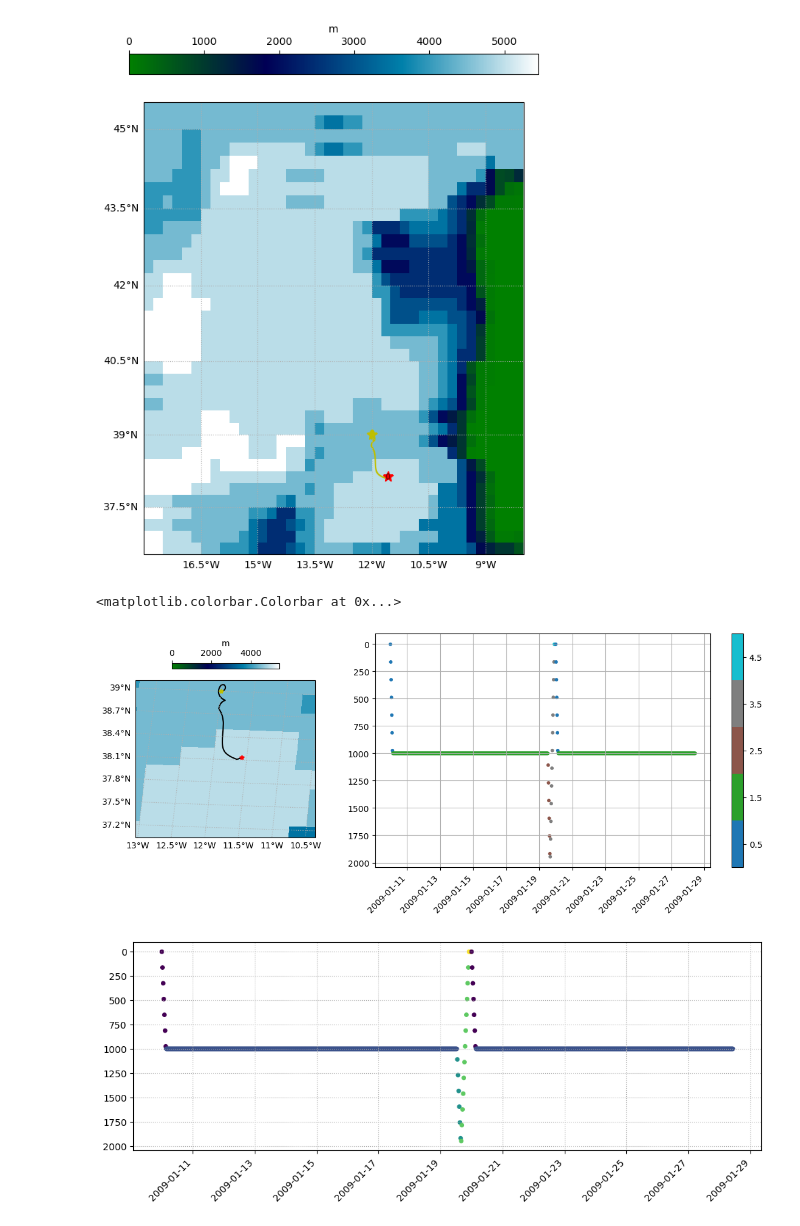
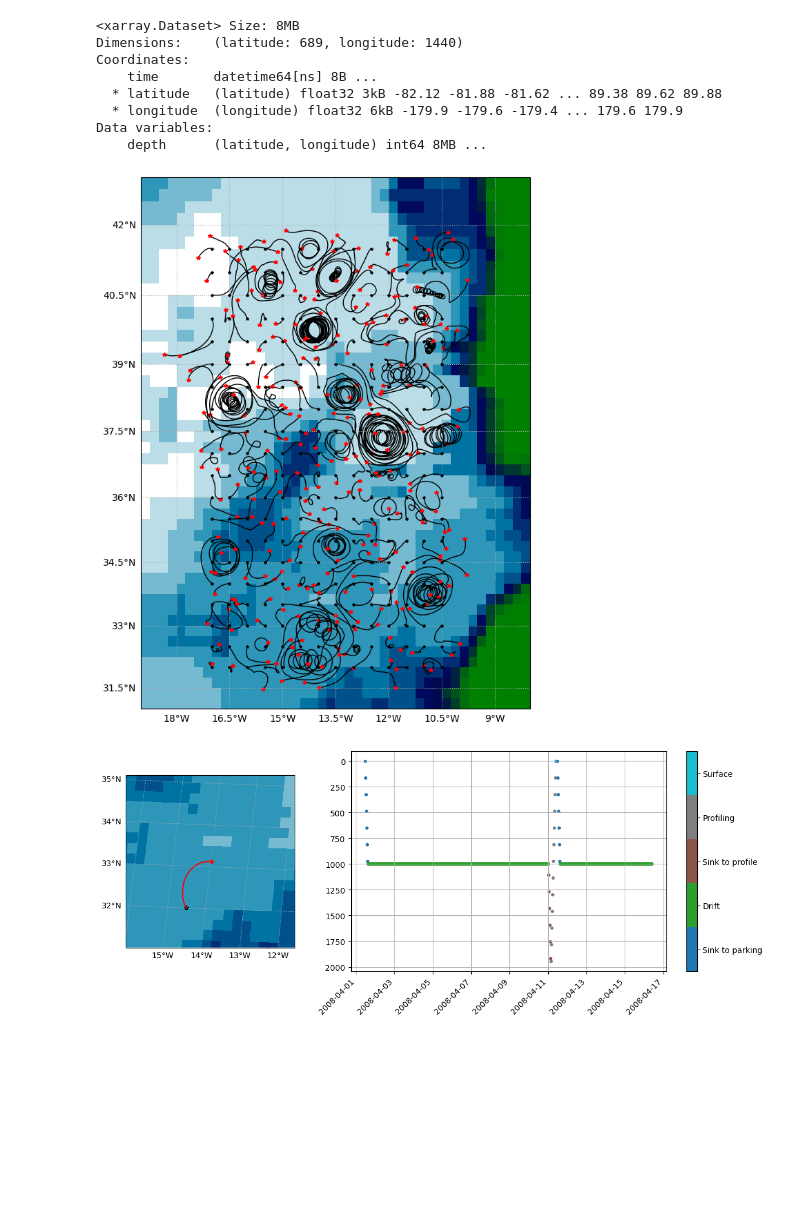
Before and after one commit to quai20/VirtualCrocoFleet, a Jupyter notebook: AnalyzeRun.ipynb, the cells around one changed output. Cells and saved outputs as stored; diff of their text form; code cells hidden in the pictures; blank space fills up the shorter version.

```diff
--- a/AnalyzeRun.ipynb
+++ b/AnalyzeRun.ipynb
@@ -20,5 +20,5 @@ import cartopy.feature as cfeature
 land_feature=cfeature.NaturalEarthFeature(category='physical',name='land',scale='50m',facecolor=[0.4,0.6,0.7])
 pr1=ccrs.PlateCarree()
 # %%
-dout=xr.open_zarr('/home1/datawork/kbalem/iwiv0mc5.zarr')
+dout=xr.open_zarr('/home1/scratch/kbalem/lk70y00f.zarr')
 dout.load()
@@ -45,8 +43,20 @@ Data variables:
 # %%
-mask = xr.open_dataset('mask_glorys.nc')
+mask = xr.open_dataset('data/mask_glorys.nc')
 mask = mask.rename({'__xarray_dataarray_variable__':'depth'})
+mask['longitude'].values[mask['longitude'].values>180] -= 360
+mask = mask.sortby(['longitude','latitude'])
+mask
+# %% [output]
+<xarray.Dataset> Size: 8MB
+Dimensions:    (latitude: 689, longitude: 1440)
+Coordinates:
+    time       datetime64[ns] 8B ...
+  * latitude   (latitude) float32 3kB -82.12 -81.88 -81.62 ... 89.38 89.62 89.88
+  * longitude  (longitude) float32 6kB -179.9 -179.6 -179.4 ... 179.6 179.9
+Data variables:
+    depth      (latitude, longitude) int64 8MB ...
 # %%
-extent = [-18,-8,36.5,45.5]
+extent = [-19,-8,31,43]
 
 fig=plt.figure(figsize=(12,10))
 pr1=ccrs.PlateCarree()
@@ -58,59 +68,41 @@ a=ax1.pcolormesh(mask.longitude,mask.latitude,mask['depth'],shading='auto',trans
 ga=ax1.gridlines(linestyle=':',draw_labels=True)
 ga.top_labels, ga.right_labels = False, False
 for t in range(len(dout.trajectory.values)):
-    ax1.plot(dout['lon'].isel(obs=0,trajectory=t),dout['lat'].isel(obs=0,trajectory=t),'y*',markersize=10,transform=pr1,zorder=10)
-    ax1.plot(dout['lon'].isel(trajectory=t),dout['lat'].isel(trajectory=t),'y',transform=pr1)
-    ax1.plot(dout['lon'].isel(trajectory=t, obs=-1),dout['lat'].isel(trajectory=t, obs=-1),'r*',markersize=10,transform=pr1)
-    ax1.text(dout['lon'].isel(trajectory=t, obs=-1),dout['lat'].isel(trajectory=t, obs=-1),str(t),transform=pr1,ha='center',va='center',size='x-small')
-plt.colorbar(a,location='top',shrink=0.6,label='m')
+    ax1.plot(dout['lon'].isel(obs=0,trajectory=t),dout['lat'].isel(obs=0,trajectory=t),'k*',markersize=3,transform=pr1,zorder=10)
+    ax1.plot(dout['lon'].isel(trajectory=t),dout['lat'].isel(trajectory=t),'k',linewidth=1,transform=pr1)
+    ax1.plot(dout['lon'].isel(trajectory=t, obs=-1),dout['lat'].isel(trajectory=t, obs=-1),'r*',markersize=4,transform=pr1)
 ax1.set_extent(extent)
 # %% [output]
-[figure, old version]
+[figure, new version]
 # %%
-tr=0
+tr=100
 
 fig=plt.figure(figsize=(14,5))
 gs = gridspec.GridSpec(1,2,width_ratios=[.6,1.4])
 pr1=ccrs.PlateCarree()
 pr2=ccrs.LambertAzimuthalEqualArea()
 ax1 = fig.add_subplot(gs[0], projection=pr2)
-a=ax1.pcolormesh(mask.longitude,mask.latitude,mask['depth'],shading='auto',transform=pr1,cmap=plt.get_cmap('ocean'),vmin=0)
-#ax1.contour(mask['depth_rho'].lon_rho,mask['depth_rho'].lat_rho,mask['depth_rho'],levels=2000,transform=pr1,colors='y')
-#ax1.coastlines(resolution='110m',zorder=10)
+ax1.pcolormesh(mask.longitude,mask.latitude,mask['depth'],shading='auto',transform=pr1,cmap=plt.get_cmap('ocean'),vmin=0)
+ax1.coastlines(resolution='110m',zorder=10)
 ga=ax1.gridlines(linestyle=':',draw_labels=True)
 ga.top_labels, ga.right_labels = False, False
 
-ax1.plot(dout['lon'].isel(trajectory=tr,obs=0),dout['lat'].isel(trajectory=tr,obs=0),'y*',transform=pr1,zorder=10)
-ax1.plot(dout['lon'].isel(trajectory=tr),dout['lat'].isel(trajectory=tr),'k',transform=pr1)
-ax1.plot(dout['lon'].isel(trajectory=tr,obs=-1),dout['lat'].isel(trajectory=tr,obs=-1),'r*',transform=pr1,zorder=10)
-extent=[dout['lon'].isel(trajectory=tr).min().values -2,
-        dout['lon'].isel(trajectory=tr).max().values +2,
-        dout['lat'].isel(trajectory=tr).min().values -2,
-        dout['lat'].isel(trajectory=tr).max().values +2]
-ax1.set_extent([dout['lon'].isel(trajectory=tr).min()-1,
-               dout['lon'].isel(trajectory=tr).max()+1,
-               dout['lat'].isel(trajectory=tr).min()-1,
-               dout['lat'].isel(trajectory=tr).min()+1])
-plt.colorbar(a,location='top',shrink=0.6,label='m')
+ax1.plot(dout['lon'].isel(trajectory=tr,obs=0),dout['lat'].isel(trajectory=tr,obs=0),'k*',transform=pr1)
+ax1.plot(dout['lon'].isel(trajectory=tr),dout['lat'].isel(trajectory=tr),'r',transform=pr1)
+ax1.plot(dout['lon'].isel(trajectory=tr,obs=-1),dout['lat'].isel(trajectory=tr,obs=-1),'r*',transform=pr1)
+extent=[dout['lon'].isel(trajectory=tr,obs=-1).min().values -2,
+        dout['lon'].isel(trajectory=tr,obs=-1).max().values +2,
+        dout['lat'].isel(trajectory=tr,obs=-1).min().values -2,
+        dout['lat'].isel(trajectory=tr,obs=-1).max().values +2]
+ax1.set_extent(extent)
 
 ax = fig.add_subplot(gs[1])
 a=ax.scatter(dout['time'].isel(trajectory=tr),dout['z'].isel(trajectory=tr),s=10,c=dout['cycle_phase'].isel(trajectory=tr),cmap=plt.get_cmap('tab10',5),vmin=0,vmax=5)
 ax.invert_yaxis()
 _=plt.setp(ax.get_xticklabels(), rotation=45, ha='right')
 ax.grid(':')
-#ax.set_xlim([np.datetime64('2008-05-01'),np.datetime64('2008-05-20')])
-plt.colorbar(a,ticks=[0.5,1.5,2.5,3.5,4.5])
+#ax.set_xlim([np.datetime64('2011-01-15'),np.datetime64('2011-01-16')])
+cb=plt.colorbar(a,ticks=[0.5,1.5,2.5,3.5,4.5])
+cb.set_ticklabels(['Sink to parking','Drift','Sink to profile','Profiling','Surface'])
 # %% [output]
-<matplotlib.colorbar.Colorbar at 0x...>
-[figure, old version]
+[figure, new version]
-# %%
-ddt = dout.isel(trajectory=tr)
-f,ax=plt.subplots(figsize=(12,4))
-ax.scatter(ddt['time'],ddt['z'],s=15,c=ddt['cycle_phase'])
-#ax.set_xlim([np.datetime64('2008-04-20'),np.datetime64('2008-05-15')])
-#ax.set_ylim([1100,500])
-_=plt.setp(ax.get_xticklabels(), rotation=45, ha='right')
-ax.invert_yaxis()
-ax.grid(linestyle=':')
-# %% [output]
-[figure, removed]
```
Also changed, not shown: parts of 2 cells of this notebook, 8 other files.
